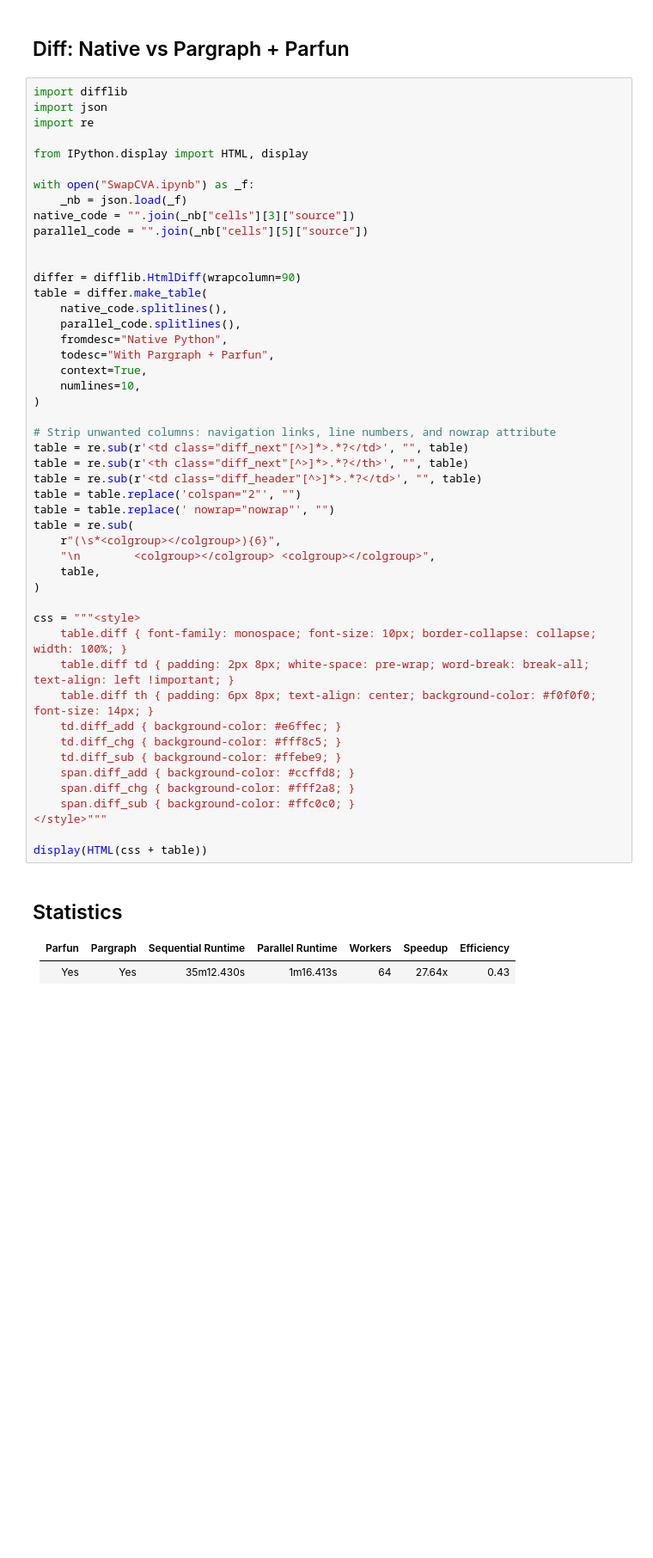
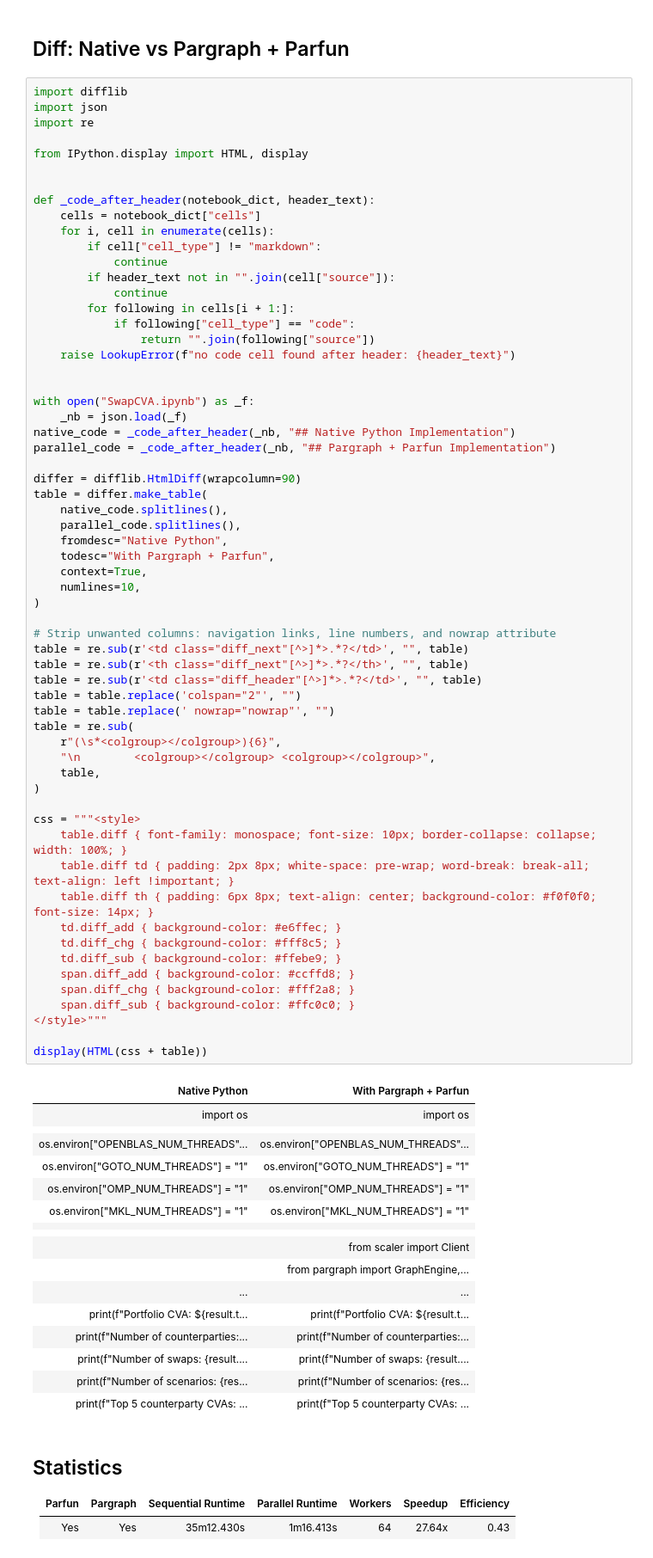
Before and after one commit to finos/opengris-scaler, a Jupyter notebook: examples/notebooks/SwapCVA.ipynb, the cells around one changed output. Shown at 86% size. Saved outputs shown, nothing was run; the diff lists cells and outputs as text; blank space fills up the shorter version.

```diff
--- a/examples/notebooks/SwapCVA.ipynb
+++ b/examples/notebooks/SwapCVA.ipynb
@@ -1499,11 +1494,24 @@ import re
 
 from IPython.display import HTML, display
 
+
+def _code_after_header(notebook_dict, header_text):
+    cells = notebook_dict["cells"]
+    for i, cell in enumerate(cells):
+        if cell["cell_type"] != "markdown":
+            continue
+        if header_text not in "".join(cell["source"]):
+            continue
+        for following in cells[i + 1:]:
+            if following["cell_type"] == "code":
+                return "".join(following["source"])
+    raise LookupError(f"no code cell found after header: {header_text}")
+
+
 with open("SwapCVA.ipynb") as _f:
     _nb = json.load(_f)
-native_code = "".join(_nb["cells"][3]["source"])
-parallel_code = "".join(_nb["cells"][5]["source"])
-
+native_code = _code_after_header(_nb, "## Native Python Implementation")
+parallel_code = _code_after_header(_nb, "## Pargraph + Parfun Implementation")
 
 differ = difflib.HtmlDiff(wrapcolumn=90)
 table = differ.make_table(
@@ -1513,33 +1521,51 @@ table = differ.make_table(
     todesc="With Pargraph + Parfun",
     context=True,
     numlines=10,
 )
 
 # Strip unwanted columns: navigation links, line numbers, and nowrap attribute
 table = re.sub(r'<td class="diff_next"[^>]*>.*?</td>', "", table)
 table = re.sub(r'<th class="diff_next"[^>]*>.*?</th>', "", table)
 table = re.sub(r'<td class="diff_header"[^>]*>.*?</td>', "", table)
 table = table.replace('colspan="2"', "")
 table = table.replace(' nowrap="nowrap"', "")
 table = re.sub(
     r"(\s*<colgroup></colgroup>){6}",
     "\n        <colgroup></colgroup> <colgroup></colgroup>",
     table,
 )
 
 css = """<style>
     table.diff { font-family: monospace; font-size: 10px; border-collapse: collapse; width: 100%; }
     table.diff td { padding: 2px 8px; white-space: pre-wrap; word-break: break-all; text-align: left !important; }
     table.diff th { padding: 6px 8px; text-align: center; background-color: #f0f0f0; font-size: 14px; }
     td.diff_add { background-color: #e6ffec; }
     td.diff_chg { background-color: #fff8c5; }
     td.diff_sub { background-color: #ffebe9; }
     span.diff_add { background-color: #ccffd8; }
     span.diff_chg { background-color: #fff2a8; }
     span.diff_sub { background-color: #ffc0c0; }
 </style>"""
 
 display(HTML(css + table))
+# %% [output]
+| Native Python | With Pargraph + Parfun |
+| import os | import os |
+|  |  |
+| os.environ["OPENBLAS_NUM_THREADS"... | os.environ["OPENBLAS_NUM_THREADS"... |
+| os.environ["GOTO_NUM_THREADS"] = "1" | os.environ["GOTO_NUM_THREADS"] = "1" |
+| os.environ["OMP_NUM_THREADS"] = "1" | os.environ["OMP_NUM_THREADS"] = "1" |
+| os.environ["MKL_NUM_THREADS"] = "1" | os.environ["MKL_NUM_THREADS"] = "1" |
+|  |  |
+|  |  |
+|  | from scaler import Client |
+|  | from pargraph import GraphEngine,... |
+| ... | ... |
+| print(f"Portfolio CVA: ${result.t... | print(f"Portfolio CVA: ${result.t... |
+| print(f"Number of counterparties:... | print(f"Number of counterparties:... |
+| print(f"Number of swaps: {result.... | print(f"Number of swaps: {result.... |
+| print(f"Number of scenarios: {res... | print(f"Number of scenarios: {res... |
+| print(f"Top 5 counterparty CVAs: ... | print(f"Top 5 counterparty CVAs: ... |
 # %% [markdown]
 ## Statistics
 
```
Also changed, not shown: parts of 2 cells of this notebook, 5 other files.
